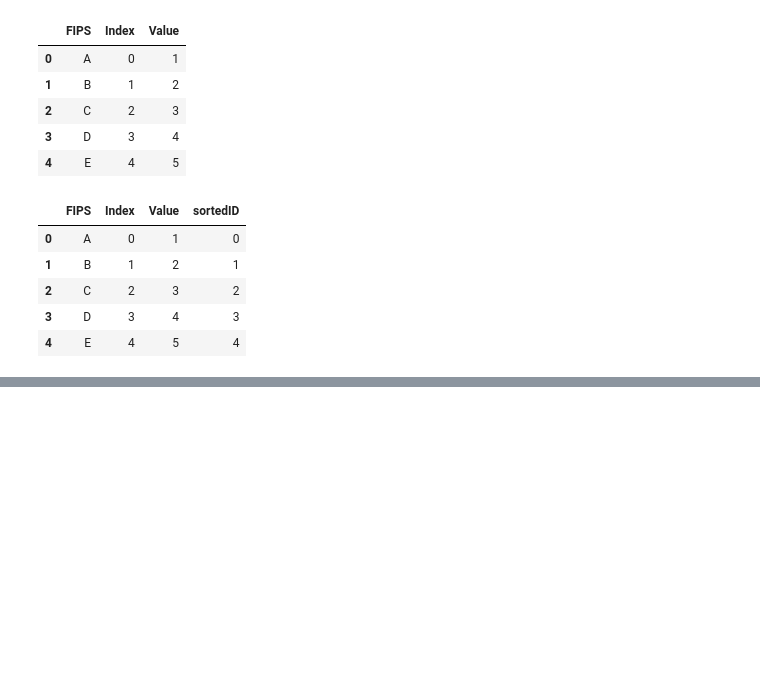
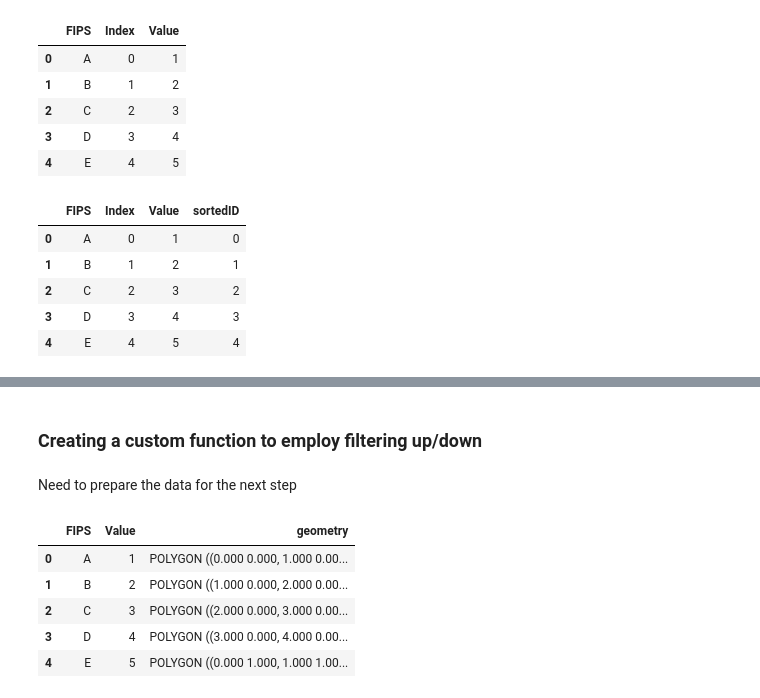
Before and after one commit to hashansl/universal-experiment-lab, a Jupyter notebook: experiment_3_adj_method_modification_Filtering_up_down/test.ipynb, the cells around one changed output, grey strips where cells are left out. Drawn from its saved outputs; the diff is of its cells as text; code cells hidden in the pictures; blank space fills up the shorter version.

```diff
--- a/experiment_3_adj_method_modification_Filtering_up_down/test.ipynb
+++ b/experiment_3_adj_method_modification_Filtering_up_down/test.ipynb
@@ -73,0 +84,13 @@ plt.show()
+# %% [markdown]
+### Creating a custom function to employ filtering up/down
+# %% [markdown]
+Need to prepare the data for the next step
+# %%
+gdf.head()
+# %% [output]
+|  | FIPS | Value | geometry |
+| 0 | A | 1 | POLYGON ((0.000 0.000, 1.000 0.00... |
+| 1 | B | 2 | POLYGON ((1.000 0.000, 2.000 0.00... |
+| 2 | C | 3 | POLYGON ((2.000 0.000, 3.000 0.00... |
+| 3 | D | 4 | POLYGON ((3.000 0.000, 4.000 0.00... |
+| 4 | E | 5 | POLYGON ((0.000 1.000, 1.000 1.00... |
```
Also changed, not shown: parts of 25 cells of this notebook, 5 other files.
